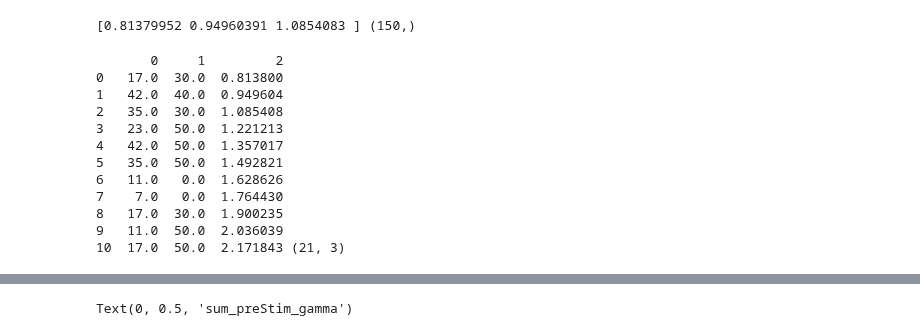
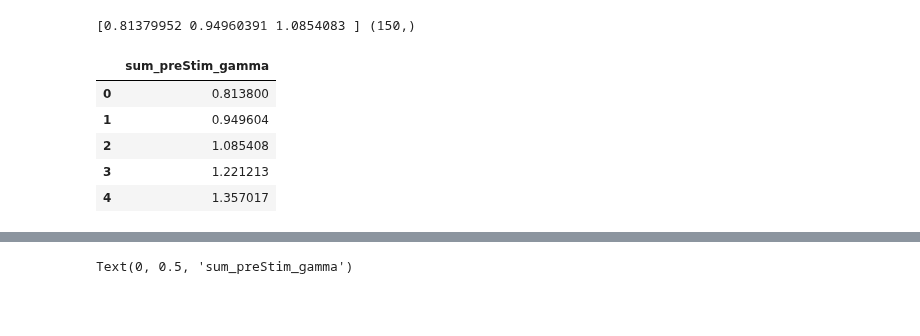
Before and after one commit to Simurgh818/NeuroGaussianProcess, a Jupyter notebook: Static_BaO.ipynb, the cells around one changed output, grey strips where cells are left out. Cells and saved outputs as stored; diff of their text form; code cells hidden in the pictures; blank space fills up the shorter version.

```diff
--- a/Static_BaO.ipynb
+++ b/Static_BaO.ipynb
@@ -500,19 +524,12 @@ print(hill_sum_preStim_gamma[0:3], np.shape(hill_sum_preStim_gamma))
 [0.81379952 0.94960391 1.0854083 ] (150,)
 # %%
 # append U1_init with hill_sum_preStim_gamma_init
-hill_sum_preStim_gamma_pd = pd.Series(data=hill_sum_preStim_gamma,name='sum_preStim_gamma')
-U1_X0_init = pd.concat([U1_init_dynamic, hill_sum_preStim_gamma_pd.loc[0:n_burn_in]], ignore_index=True, axis=1)
-print(U1_X0_init.loc[0:10,:], np.shape(U1_X0_init))
+hill_sum_preStim_gamma_pd = pd.DataFrame({'sum_preStim_gamma':hill_sum_preStim_gamma})
+hill_sum_preStim_gamma_pd.head()
 # %% [output]
-       0     1         2
-0   17.0  30.0  0.813800
-1   42.0  40.0  0.949604
-2   35.0  30.0  1.085408
-3   23.0  50.0  1.221213
-4   42.0  50.0  1.357017
-5   35.0  50.0  1.492821
-6   11.0   0.0  1.628626
-7    7.0   0.0  1.764430
-8   17.0  30.0  1.900235
-9   11.0  50.0  2.036039
-10  17.0  50.0  2.171843 (21, 3)
+|  | sum_preStim_gamma |
+| 0 | 0.813800 |
+| 1 | 0.949604 |
+| 2 | 1.085408 |
+| 3 | 1.221213 |
+| 4 | 1.357017 |
```
Also changed, not shown: parts of 16 cells of this notebook.
